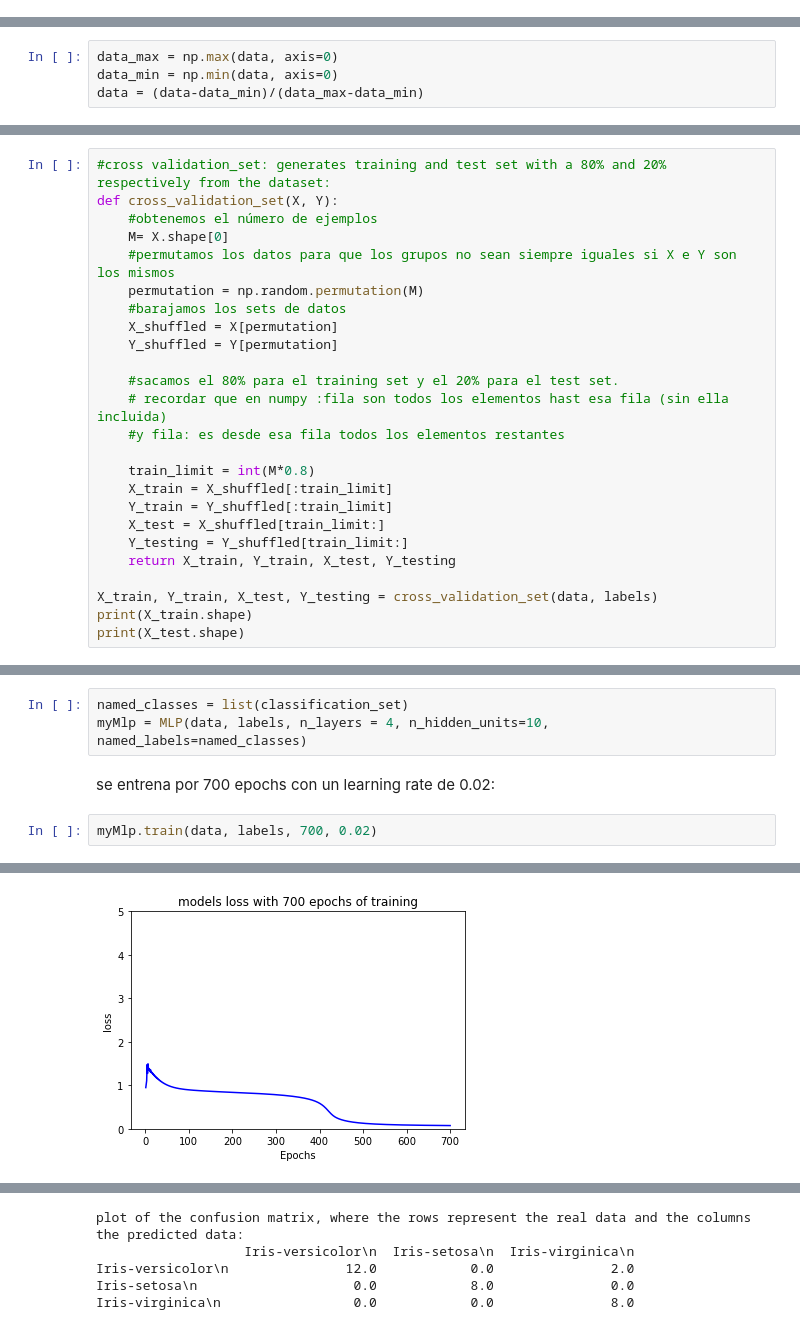
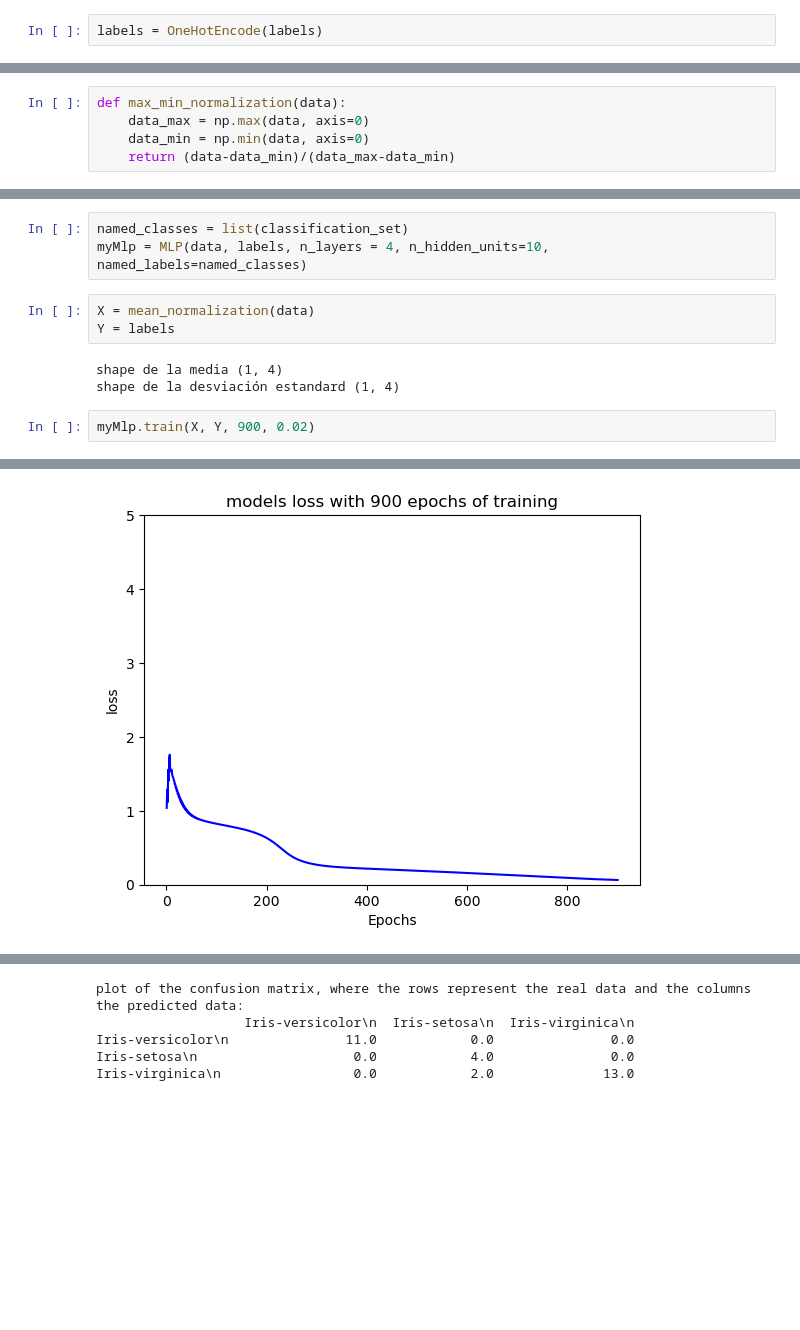
Before and after one commit to rocholaky/NNFromScratch, a Jupyter notebook: nn/NeuralNetworks.ipynb, the cells around one changed output, grey strips where cells are left out. Saved outputs shown, nothing was run; the diff lists cells and outputs as text; blank space fills up the shorter version.

```diff
--- a/nn/NeuralNetworks.ipynb
+++ b/nn/NeuralNetworks.ipynb
@@ -76,0 +60,2 @@ Esto permite que los datos se agrupen cerca de $[-1, 1]$ con una probabilidad de
+# %%
+labels = OneHotEncode(labels)
@@ -94,4 +91,5 @@ $$Z_{i} = \frac{x_{i}-min}{max - min}$$
 # %%
-data_max = np.max(data, axis=0)
-data_min = np.min(data, axis=0)
-data = (data-data_min)/(data_max-data_min)
+def max_min_normalization(data):
+    data_max = np.max(data, axis=0)
+    data_min = np.min(data, axis=0)
+    return (data-data_min)/(data_max-data_min)
@@ -101,25 +95,0 @@ Es un métod de resampling el cual permite separar los datos en grupos donde uno
-# %%
-#cross validation_set: generates training and test set with a 80% and 20% respectively from the dataset:
-def cross_validation_set(X, Y):
-    #obtenemos el número de ejemplos
-    M= X.shape[0]
-    #permutamos los datos para que los grupos no sean siempre iguales si X e Y son los mismos
-    permutation = np.random.permutation(M)
-    #barajamos los sets de datos
-    X_shuffled = X[permutation]
-    Y_shuffled = Y[permutation]
-
-    #sacamos el 80% para el training set y el 20% para el test set.
-    # recordar que en numpy :fila son todos los elementos hast esa fila (sin ella incluida)
-    #y fila: es desde esa fila todos los elementos restantes
-
-    train_limit = int(M*0.8)
-    X_train = X_shuffled[:train_limit]
-    Y_train = Y_shuffled[:train_limit]
-    X_test = X_shuffled[train_limit:]
-    Y_testing = Y_shuffled[train_limit:]
-    return X_train, Y_train, X_test, Y_testing
-
-X_train, Y_train, X_test, Y_testing = cross_validation_set(data, labels)
-print(X_train.shape)
-print(X_test.shape)
@@ -465,8 +392,12 @@ class MLP:
 # %%
 named_classes = list(classification_set)
 myMlp = MLP(data, labels, n_layers = 4, n_hidden_units=10, named_labels=named_classes)
-# %% [markdown]
-se entrena por 700 epochs con un learning rate de 0.02:
+# %%
+X = mean_normalization(data)
+Y = labels
+# %% [output]
+shape de la media (1, 4)
+shape de la desviación estandard (1, 4)
 # %%
-myMlp.train(data, labels, 700, 0.02)
+myMlp.train(X, Y, 900, 0.02)
 # %% [output]
@@ -490 +416 @@ the testing loss is 0.14608061051997898 and the testing accuracy is 0.9333333333
-[figure, old version]
+[figure, new version]
@@ -492,5 +418,5 @@ the testing loss is 0.14608061051997898 and the testing accuracy is 0.9333333333
 plot of the confusion matrix, where the rows represent the real data and the columns the predicted data:
                    Iris-versicolor\n  Iris-setosa\n  Iris-virginica\n
-Iris-versicolor\n               12.0            0.0               2.0
-Iris-setosa\n                    0.0            8.0               0.0
-Iris-virginica\n                 0.0            0.0               8.0
+Iris-versicolor\n               11.0            0.0               0.0
+Iris-setosa\n                    0.0            4.0               0.0
+Iris-virginica\n                 0.0            2.0              13.0
```
Also changed, not shown: parts of 33 cells of this notebook.
